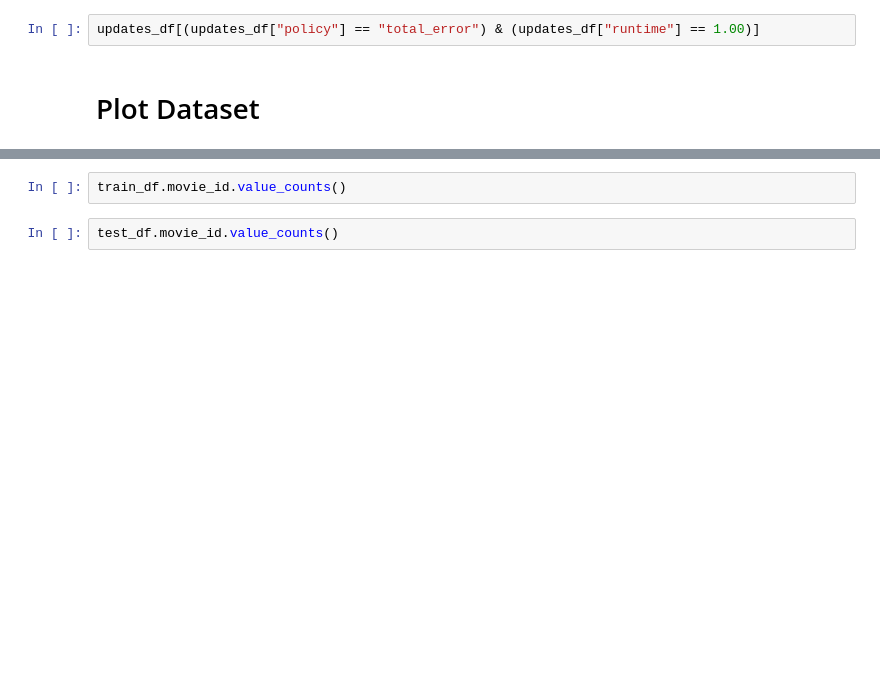
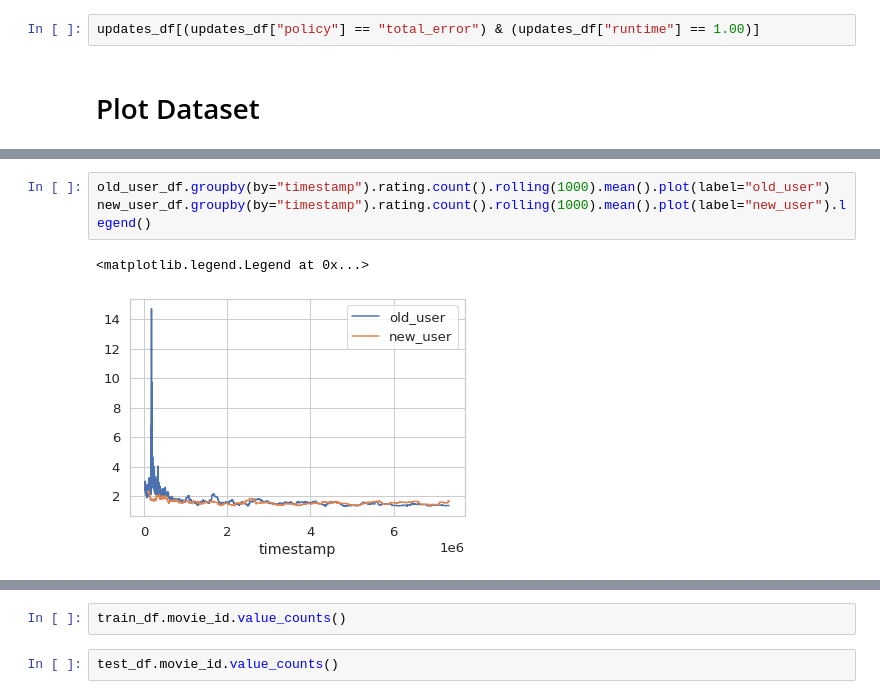
Before and after one commit to feature-store/experiments, a Jupyter notebook: nb/03-29-22-als_plots.ipynb, the cells around one changed output, grey strips where cells are left out. Cells and saved outputs as stored; diff of their text form; blank space fills up the shorter version.

```diff
--- a/nb/03-29-22-als_plots.ipynb
+++ b/nb/03-29-22-als_plots.ipynb
@@ -83 +168,7 @@ test_df.timestamp = test_df.timestamp.apply(lambda ts: int((ts - start_ts)/facto
+# %%
+old_user_df.groupby(by="timestamp").rating.count().rolling(1000).mean().plot(label="old_user")
+new_user_df.groupby(by="timestamp").rating.count().rolling(1000).mean().plot(label="new_user").legend()
+# %% [output]
+<matplotlib.legend.Legend at 0x...>
+[figure, added]
 # %%
```
Also changed, not shown: parts of 23 cells of this notebook, 2 other files.
